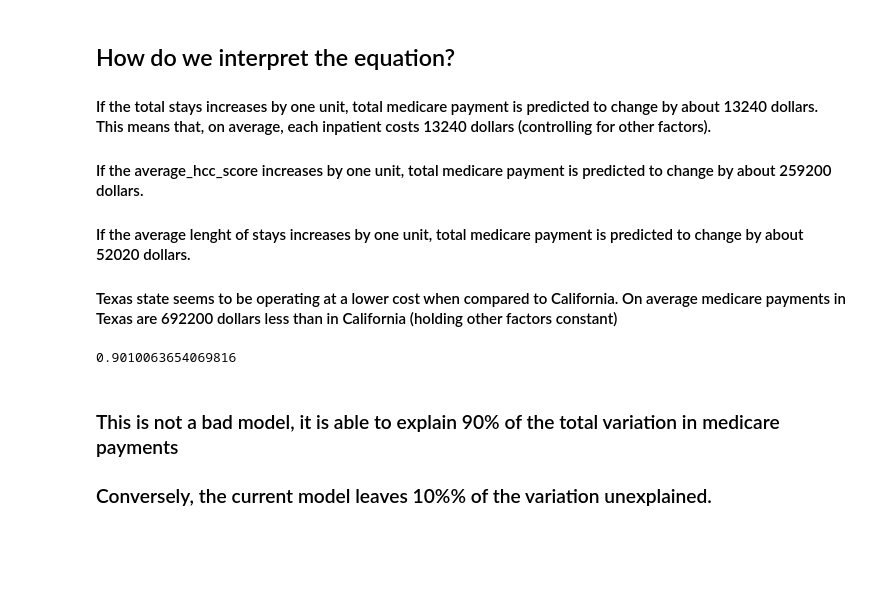
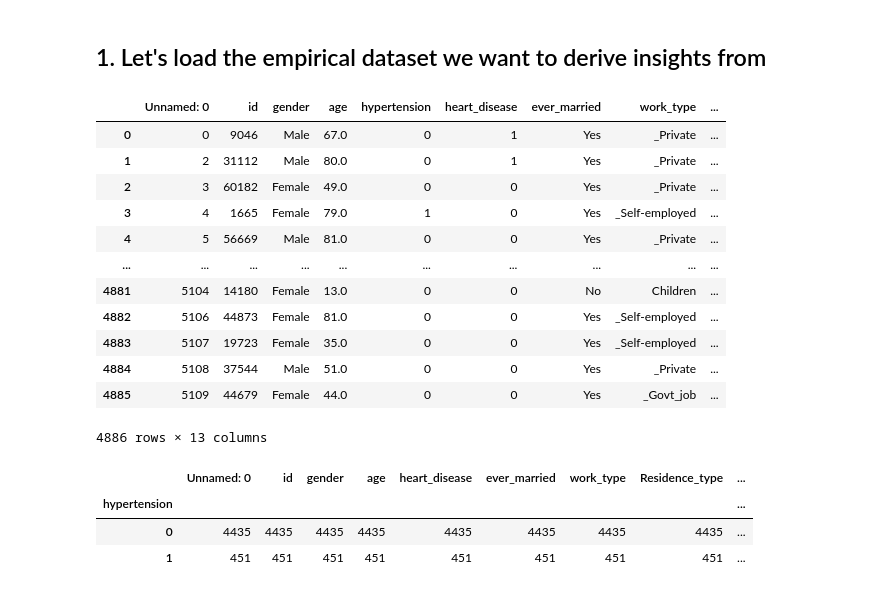
Before and after one commit to thousandoaks/AnalyticsUtilizationManagement, a Jupyter notebook: labs/Medicare_MultipleRegression_Qualitative.ipynb, the cells around one changed output. Cells and saved outputs as stored; diff of their text form; code cells hidden in the pictures; blank space fills up the shorter version.

```diff
--- a/labs/Medicare_MultipleRegression_Qualitative.ipynb
+++ b/labs/Medicare_MultipleRegression_Qualitative.ipynb
@@ -94,19 +56,2 @@ strong multicollinearity or other numerical problems.
-# %% [markdown]
-## How do we interpret the equation?
-
-
-
-#### If the total stays increases by one unit, total medicare payment is predicted to change by about 13240 dollars. This means that, on average, each inpatient costs 13240 dollars (controlling for other factors).
-
-#### If the average_hcc_score increases by one unit, total medicare payment is predicted to change by about 259200 dollars.
-
-#### If the average lenght of stays increases by one unit, total medicare payment is predicted to change by about 52020 dollars.
-
-#### Texas state seems to be operating at a lower cost when compared to California. On average medicare payments in Texas are 692200 dollars less than in California (holding other factors constant)
-# %%
-results.rsquared
-# %% [output]
-0.9010063654069816
-# %% [markdown]
-### This is not a bad model, it is able to  explain 90% of the total variation in medicare payments
-### Conversely, the current model leaves 10%% of the variation unexplained.
+# %% [markdown]
+## 1. Let's load the empirical dataset we want to derive insights from
@@ -112,0 +60,23 @@ results.rsquared
+# %%
+HeartStrokeDataFrame
+# %% [output]
+|  | Unnamed: 0 | id | gender | age | hypertension | heart_disease | ever_married | work_type | ... |
+| 0 | 0 | 9046 | Male | 67.0 | 0 | 1 | Yes | _Private | ... |
+| 1 | 2 | 31112 | Male | 80.0 | 0 | 1 | Yes | _Private | ... |
+| 2 | 3 | 60182 | Female | 49.0 | 0 | 0 | Yes | _Private | ... |
+| 3 | 4 | 1665 | Female | 79.0 | 1 | 0 | Yes | _Self-employed | ... |
+| 4 | 5 | 56669 | Male | 81.0 | 0 | 0 | Yes | _Private | ... |
+| ... | ... | ... | ... | ... | ... | ... | ... | ... | ... |
+| 4881 | 5104 | 14180 | Female | 13.0 | 0 | 0 | No | Children | ... |
+| 4882 | 5106 | 44873 | Female | 81.0 | 0 | 0 | Yes | _Self-employed | ... |
+| 4883 | 5107 | 19723 | Female | 35.0 | 0 | 0 | Yes | _Self-employed | ... |
+| 4884 | 5108 | 37544 | Male | 51.0 | 0 | 0 | Yes | _Private | ... |
+| 4885 | 5109 | 44679 | Female | 44.0 | 0 | 0 | Yes | _Govt_job | ... |
+4886 rows × 13 columns
+# %%
+HeartStrokeDataFrame.groupby('hypertension').count()
+# %% [output]
+|  | Unnamed: 0 | id | gender | age | heart_disease | ever_married | work_type | Residence_type | ... |
+| hypertension |  |  |  |  |  |  |  |  | ... |
+| 0 | 4435 | 4435 | 4435 | 4435 | 4435 | 4435 | 4435 | 4435 | ... |
+| 1 | 451 | 451 | 451 | 451 | 451 | 451 | 451 | 451 | ... |
```
Also changed, not shown: parts of 35 cells of this notebook.
